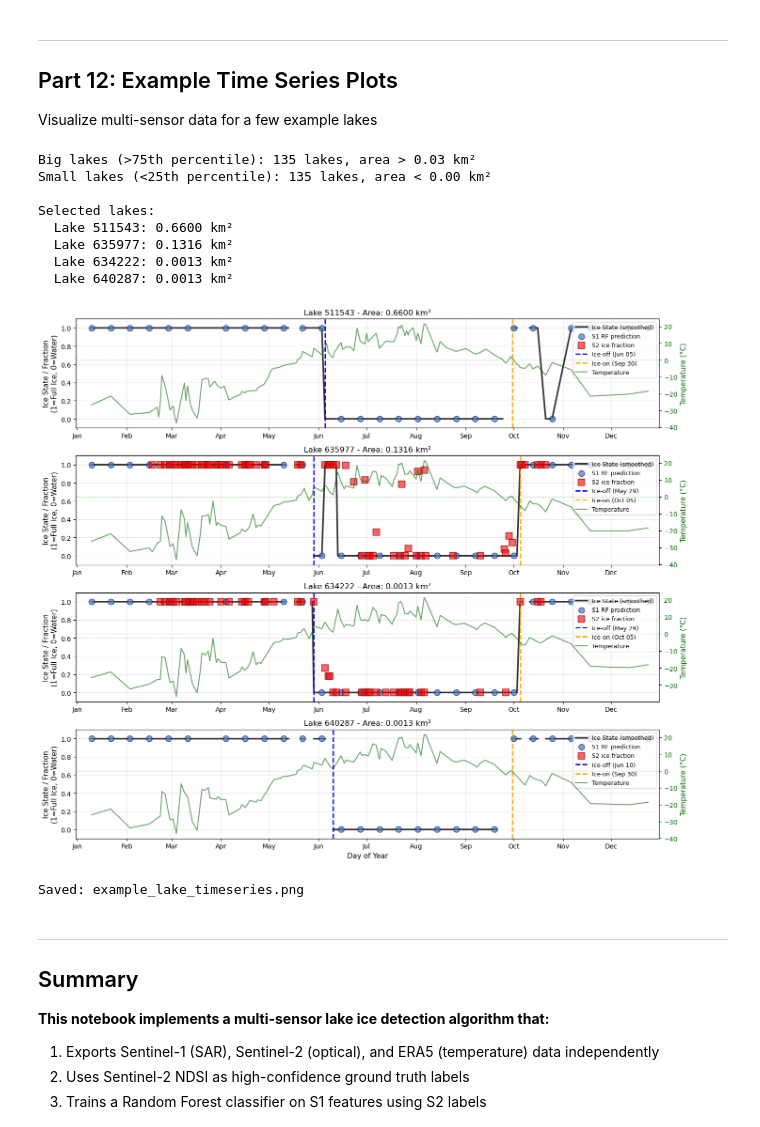
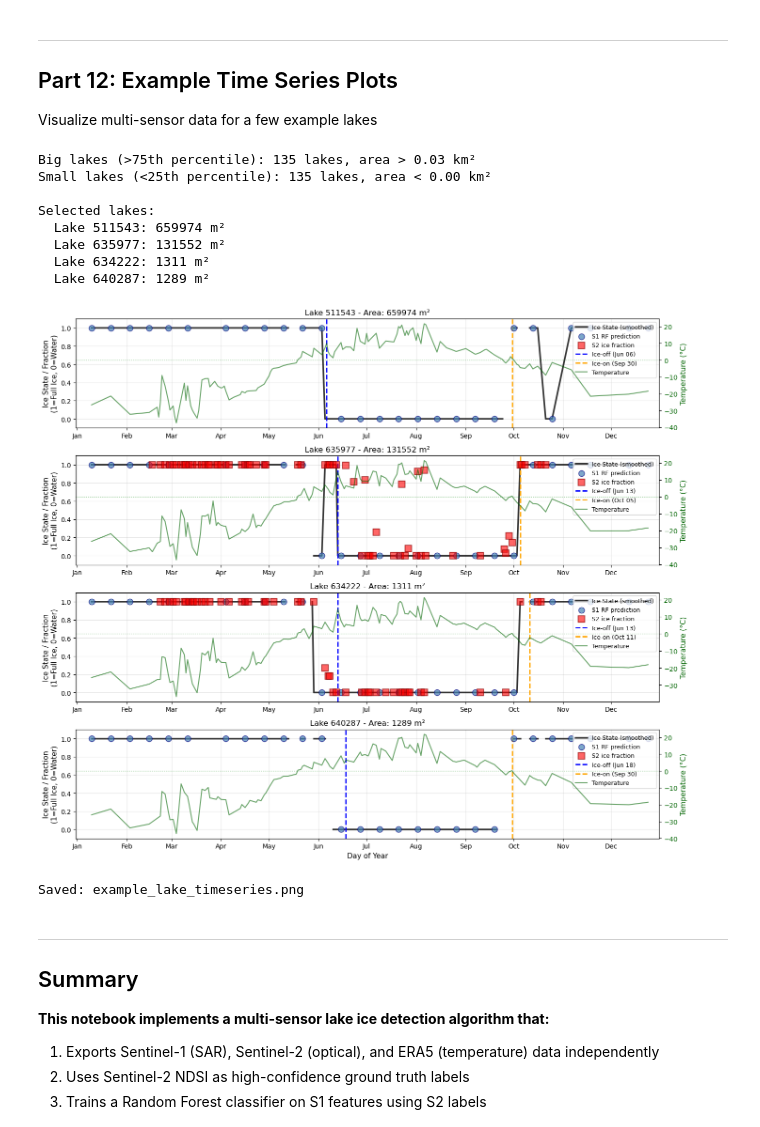
Before and after one commit to bradleylab/thermokarst-lakes-alaska, a Jupyter notebook: thermokarst_multisensor.ipynb, the cells around one changed output. Saved outputs shown, nothing was run; the diff lists cells and outputs as text; code cells hidden in the pictures.

```diff
--- a/thermokarst_multisensor.ipynb
+++ b/thermokarst_multisensor.ipynb
@@ -1339,7 +1339,7 @@ Applying temporal smoothing...
 Smoothing complete
 # %%
 # Detect ice-on and ice-off events
-def detect_ice_events(g, min_run=2):
+def detect_ice_events(g, min_run=3):
     """
     Detect ice-off (spring) and ice-on (fall) dates
 
@@ -1410,10 +1410,26 @@ def detect_ice_events(g, min_run=2):
             if water_mask.loc[idx]:
                 count += 1
                 if count >= min_run:
-                    ice_off_idx = idx - count + 1
-                    ice_off_date = g.loc[ice_off_idx, 'date']
-                    ice_off_source, ice_off_conf = find_source_for_transition(ice_off_idx)
-                    break
+                    ice_off_idx = idx - min_run + 1
+
+                    # Require 7-day mean temp > 5°C at the transition point
+                    temp_7day = g.loc[ice_off_idx, 'temp_7day_mean']
+                    if pd.notna(temp_7day) and temp_7day > 5:
+                        # Temperature supports ice-off
+                        ice_off_date = g.loc[ice_off_idx, 'date']
+                        ice_off_source, ice_off_conf = find_source_for_transition(ice_off_idx)
+                        break
+                    elif pd.isna(temp_7day):
+                        # No temperature data - accept the detection but flag lower confidence
+                        ice_off_date = g.loc[ice_off_idx, 'date']
+                        ice_off_source, ice_off_conf = find_source_for_transition(ice_off_idx)
+                        # Downgrade confidence since we can't verify with temperature
+                        if ice_off_conf == 'HIGH':
+                            ice_off_conf = 'MEDIUM'
+                        elif ice_off_conf == 'MEDIUM':
+                            ice_off_conf = 'LOW'
+                        break
+                    # else: temperature too cold, keep looking
             else:
                 count = 0
 
@@ -1713,7 +1729,7 @@ example_lakes = np.concatenate([
 print(f"\nSelected lakes:")
 for lake_id in example_lakes:
     lake_info = ice_events[ice_events['lake_id'] == lake_id].iloc[0]
-    print(f"  Lake {lake_id}: {lake_info['lake_area_m2']/1e6:.4f} km²")
+    print(f"  Lake {lake_id}: {lake_info['lake_area_m2']:.0f} m²")
 
 fig, axes = plt.subplots(len(example_lakes), 1, figsize=(14, 3*len(example_lakes)))
 
@@ -1762,39 +1778,39 @@ for i, lake_id in enumerate(example_lakes):
     # Create second y-axis for temperature
     ax2 = ax.twinx()
     ax2.plot(lake_data['doy'], lake_data['temp_c'], color='darkgreen',
              linewidth=1.5, alpha=0.6, label='Temperature')
     ax2.axhline(0, color='green', linestyle=':', linewidth=1, alpha=0.5)
     ax2.set_ylabel('Temperature (°C)', color='darkgreen', fontsize=11)
     ax2.tick_params(axis='y', labelcolor='darkgreen')
 
     # Title
-    ax.set_title(f"Lake {lake_id} - Area: {lake_events_row['lake_area_m2']/1e6:.4f} km²",
+    ax.set_title(f"Lake {lake_id} - Area: {lake_events_row['lake_area_m2']:.0f} m²",
                  fontsize=12)
 
     # Combine legends from both axes
     lines1, labels1 = ax.get_legend_handles_labels()
     lines2, labels2 = ax2.get_legend_handles_labels()
     ax.legend(lines1 + lines2, labels1 + labels2, loc='upper right', fontsize=9)
 
     ax.grid(alpha=0.3)
 
     if i == len(example_lakes) - 1:
         ax.set_xlabel('Day of Year', fontsize=11)
 
 plt.tight_layout()
 plt.savefig('example_lake_timeseries.png', dpi=150, bbox_inches='tight')
 plt.show()
 print("\nSaved: example_lake_timeseries.png")
 # %% [output]
 Big lakes (>75th percentile): 135 lakes, area > 0.03 km²
 Small lakes (<25th percentile): 135 lakes, area < 0.00 km²
 
 Selected lakes:
-  Lake 511543: 0.6600 km²
-  Lake 635977: 0.1316 km²
-  Lake 634222: 0.0013 km²
-  Lake 640287: 0.0013 km²
+  Lake 511543: 659974 m²
+  Lake 635977: 131552 m²
+  Lake 634222: 1311 m²
+  Lake 640287: 1289 m²
-[figure, old version]
+[figure, new version]
 Saved: example_lake_timeseries.png
 # %% [markdown]
 ---
```
Also changed, not shown: parts of 4 cells of this notebook.
